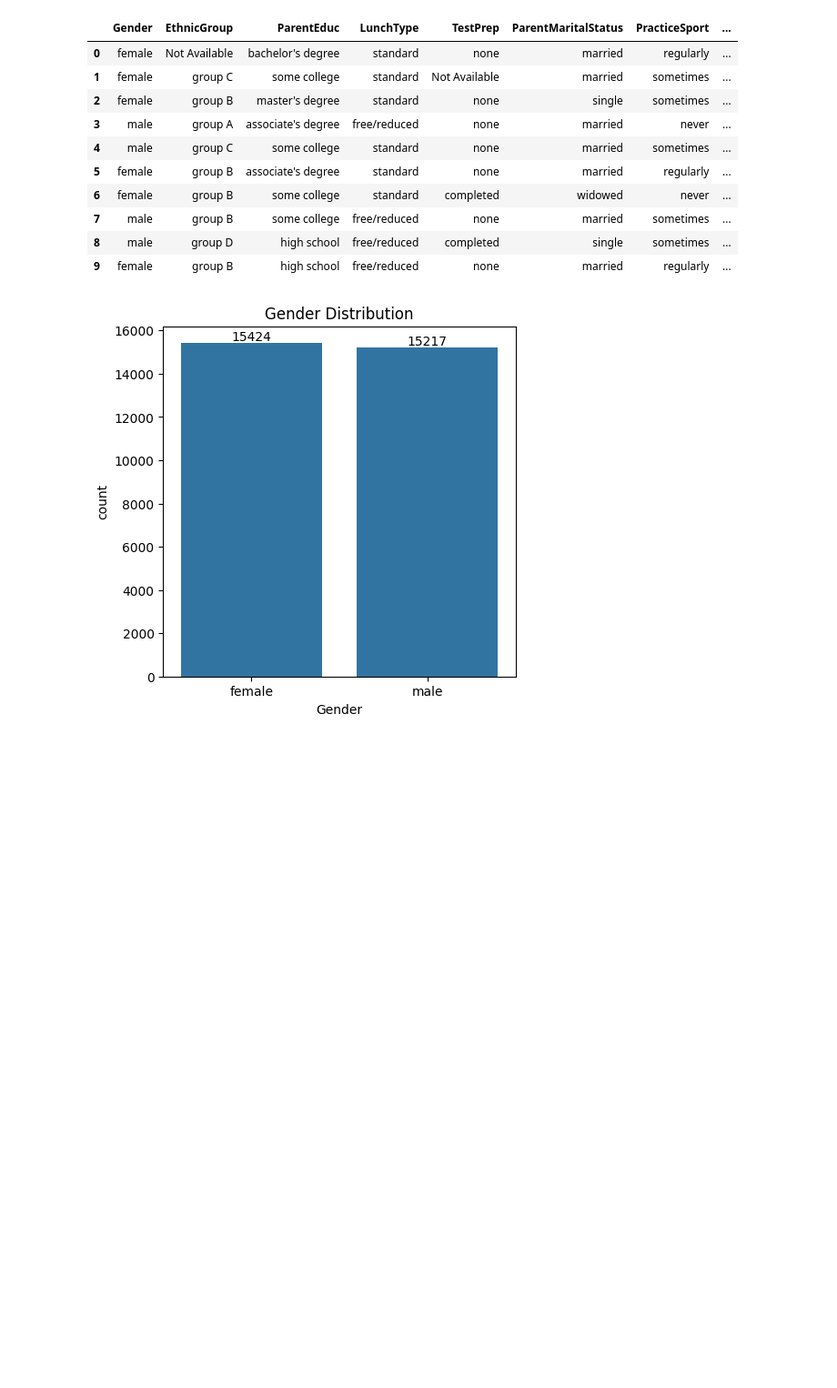
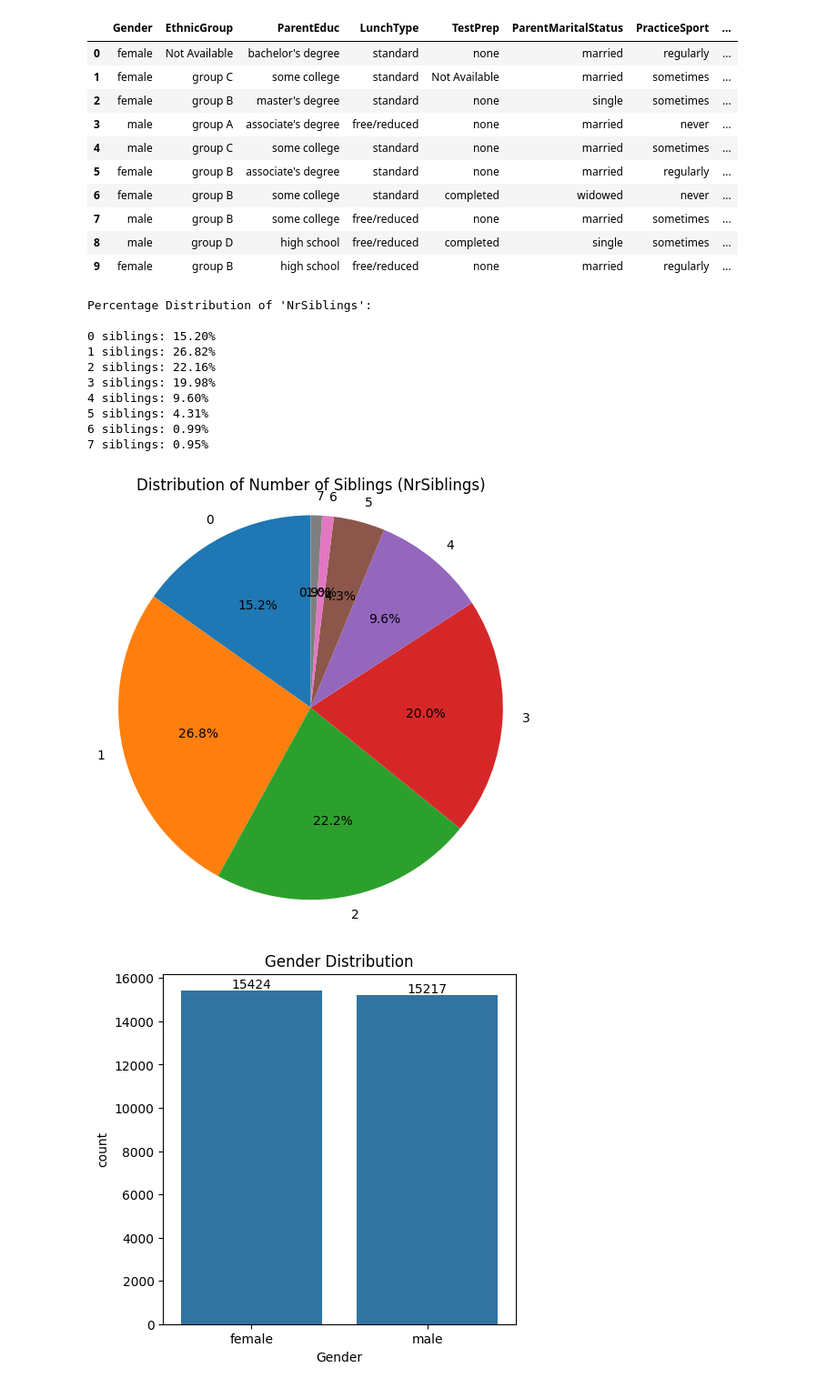
Before and after one commit to Shivam-Gurjar691/Students_data_Analysis, a Jupyter notebook: Final_Student_Data_Analysis.ipynb, the cells around one changed output. Shown at 91% size. Saved outputs shown, nothing was run; the diff lists cells and outputs as text; code cells hidden in the pictures; blank space fills up the shorter version.

```diff
--- a/Final_Student_Data_Analysis.ipynb
+++ b/Final_Student_Data_Analysis.ipynb
@@ -112,0 +118,10 @@ df.head()
+# %%
+# Map string categories to representative numeric values
+study_hour_mapping = {
+    '< 5': 3,
+    '5 - 10': 7,
+    '> 10': 12
+}
+
+# Replace string with numeric values
+df['WklyStudyHours'] = df['WklyStudyHours'].map(study_hour_mapping)
@@ -125,6 +193,39 @@ df.head(10)
 | 7 | male | group B | some college | free/reduced | none | married | sometimes | ... |
 | 8 | male | group D | high school | free/reduced | completed | single | sometimes | ... |
 | 9 | female | group B | high school | free/reduced | none | married | regularly | ... |
+# %%
+# Count occurrences of each number of siblings
+siblings_count = df['NrSiblings'].value_counts().sort_index()
+
+# Labels and values for the pie chart
+labels = siblings_count.index.tolist()
+sizes = siblings_count.values
+total = sum(sizes)
+
+# Print percentages in normal text form
+print("Percentage Distribution of 'NrSiblings':\n")
+for label, count in zip(labels, sizes):
+    percent = (count / total) * 100
+    print(f"{label} siblings: {percent:.2f}%")
+
+# Create the pie chart
+plt.figure(figsize=(6,6))
+plt.pie(sizes, labels=labels, autopct='%1.1f%%', startangle=90)
+plt.title("Distribution of Number of Siblings (NrSiblings)")
+plt.axis('equal')  # Equal aspect ratio ensures pie is drawn as a circle
+plt.show()
+# %% [output]
+Percentage Distribution of 'NrSiblings':
+
+0 siblings: 15.20%
+1 siblings: 26.82%
+2 siblings: 22.16%
+3 siblings: 19.98%
+4 siblings: 9.60%
+5 siblings: 4.31%
+6 siblings: 0.99%
+7 siblings: 0.95%
+[figure, added]
 # %%
 plt.figure(figsize= (5,5))
 ax = sns.countplot(data = df, x = "Gender")
```
Also changed, not shown: parts of 21 cells of this notebook.
